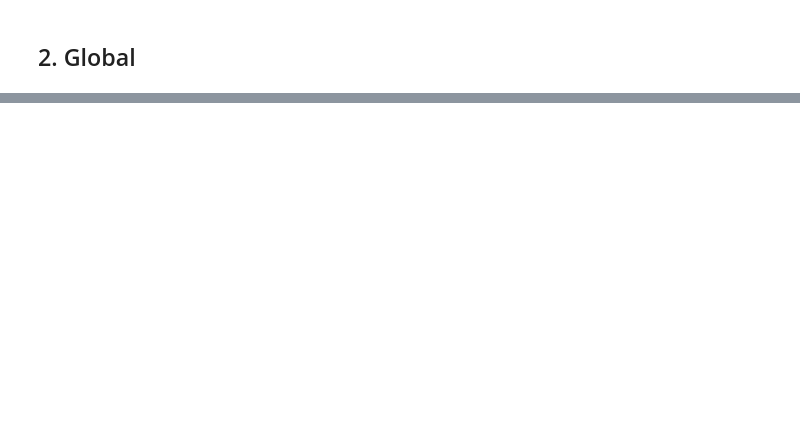
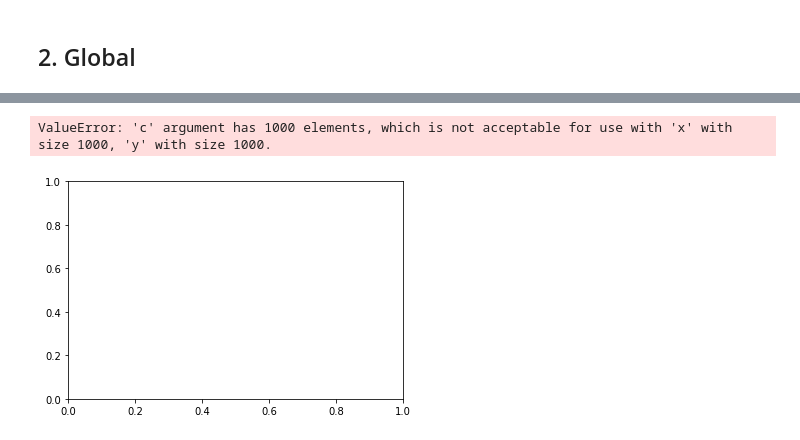
Before and after one commit to artusoma/prinPy, a Jupyter notebook: prinPy quickstart.ipynb, the cells around one changed output, grey strips where cells are left out. Cells and saved outputs as stored; diff of their text form; code cells hidden in the pictures; blank space fills up the shorter version.

```diff
--- a/prinPy quickstart.ipynb
+++ b/prinPy quickstart.ipynb
@@ -82,0 +94,20 @@ SyntaxError: invalid syntax (<ipython-input-22-3be665884f0d>, line 1)
+# %%
+# create solver
+pca = NLPCA()
+
+# transform data for better training with the
+# neural net using built in preprocessor
+data_new = pca.preprocess( [x,y] )
+
+# fit the data
+pca.fit(data_new, epochs = 150, nodes = 15, lr = .01, verbose = 0)
+
+# project the current data. This returns a projection
+# index for each point and points to plot the curve
+proj, curve_pts = pca.project(data_new)
+# %%
+plt.scatter(data_new[:,0] , data_new[:,1], s = 1, c = proj, cmap = 'viridis')
+plt.plot(curve_pts[:,0] , curve_pts[:,1], color = 'black')
+# %% [output]
+ValueError: 'c' argument has 1000 elements, which is not acceptable for use with 'x' with size 1000, 'y' with size 1000.
+[figure, added]
```
Also changed, not shown: parts of 12 cells of this notebook, 1 other file.
